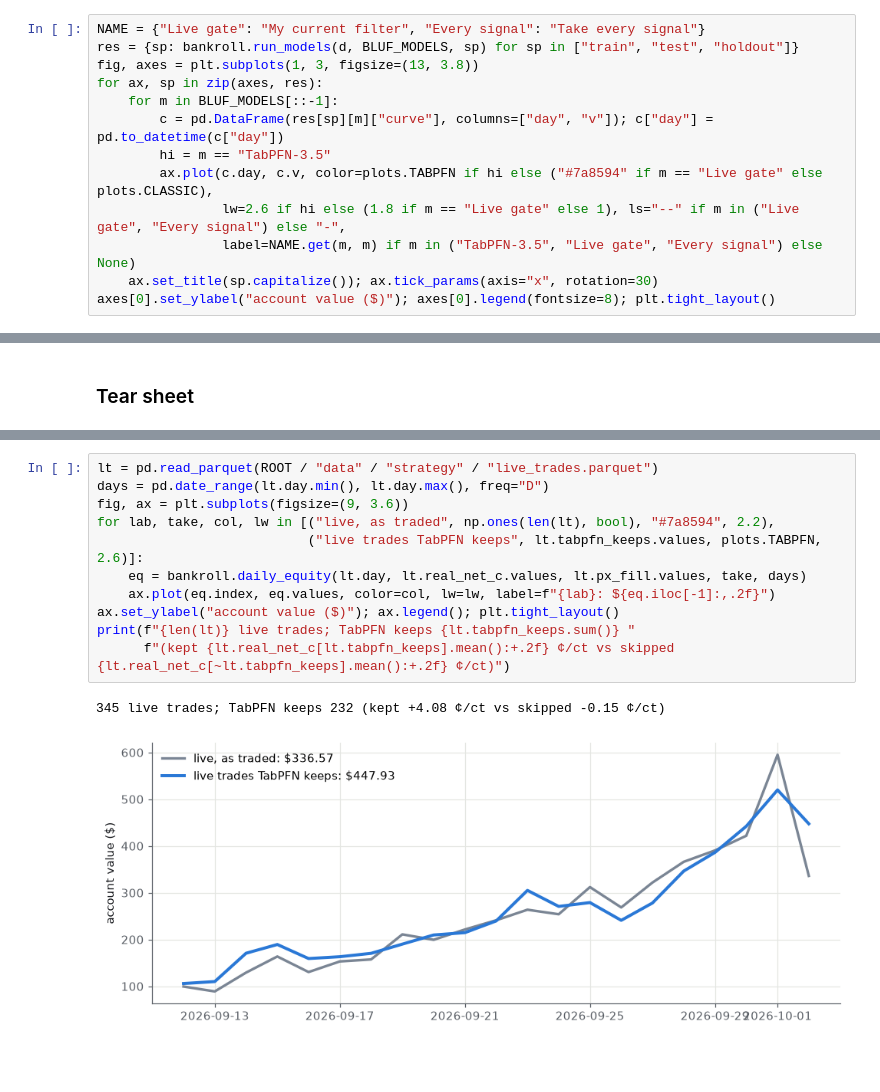
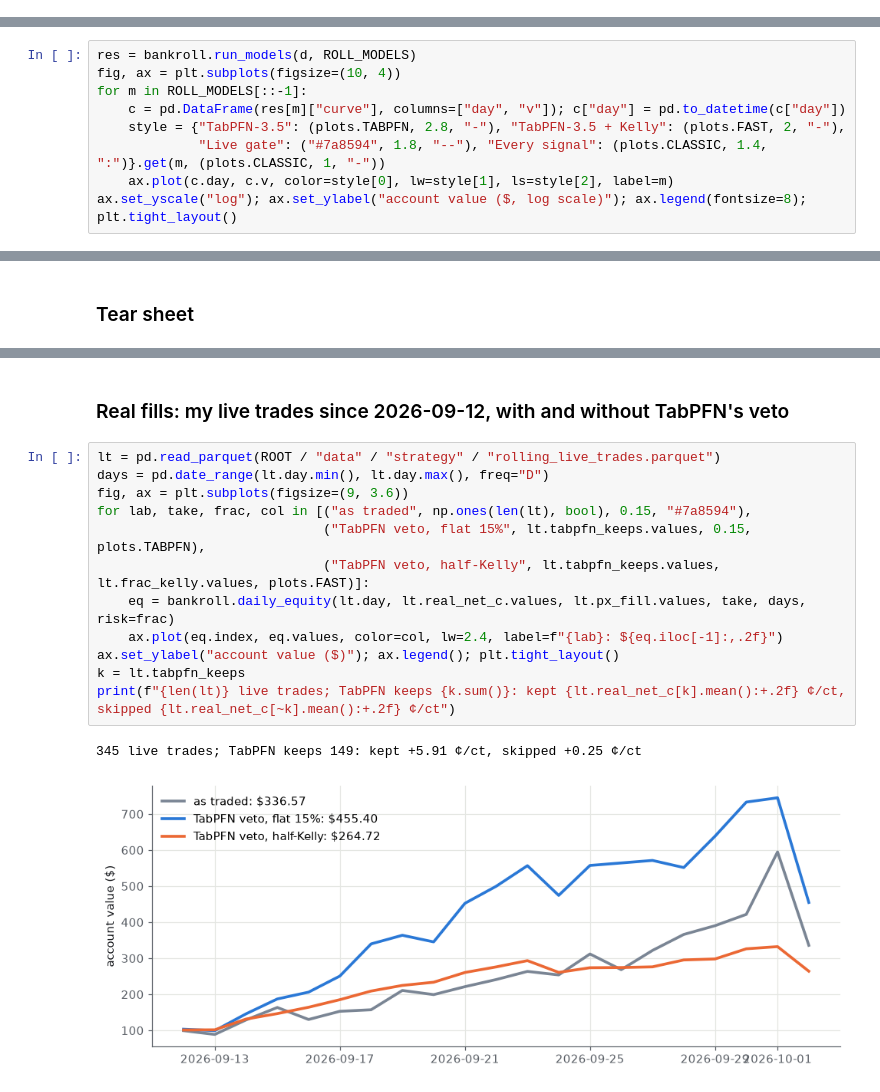
Before and after one commit to Cloblak/tab-trader, a Jupyter notebook: notebooks/00_bottom_line.ipynb, the cells around one changed output, grey strips where cells are left out. Saved outputs shown, nothing was run; the diff lists cells and outputs as text; blank space fills up the shorter version.

```diff
--- a/notebooks/00_bottom_line.ipynb
+++ b/notebooks/00_bottom_line.ipynb
@@ -41,13 +39,0 @@ print(meta["n"]); d.head()
-# %%
-NAME = {"Live gate": "My current filter", "Every signal": "Take every signal"}
-res = {sp: bankroll.run_models(d, BLUF_MODELS, sp) for sp in ["train", "test", "holdout"]}
-fig, axes = plt.subplots(1, 3, figsize=(13, 3.8))
-for ax, sp in zip(axes, res):
-    for m in BLUF_MODELS[::-1]:
-        c = pd.DataFrame(res[sp][m]["curve"], columns=["day", "v"]); c["day"] = pd.to_datetime(c["day"])
-        hi = m == "TabPFN-3.5"
-        ax.plot(c.day, c.v, color=plots.TABPFN if hi else ("#7a8594" if m == "Live gate" else plots.CLASSIC),
-                lw=2.6 if hi else (1.8 if m == "Live gate" else 1), ls="--" if m in ("Live gate", "Every signal") else "-",
-                label=NAME.get(m, m) if m in ("TabPFN-3.5", "Live gate", "Every signal") else None)
-    ax.set_title(sp.capitalize()); ax.tick_params(axis="x", rotation=30)
-axes[0].set_ylabel("account value ($)"); axes[0].legend(fontsize=8); plt.tight_layout()
@@ -55,0 +40,9 @@ axes[0].set_ylabel("account value ($)"); axes[0].legend(fontsize=8); plt.tight_l
+# %%
+res = bankroll.run_models(d, ROLL_MODELS)
+fig, ax = plt.subplots(figsize=(10, 4))
+for m in ROLL_MODELS[::-1]:
+    c = pd.DataFrame(res[m]["curve"], columns=["day", "v"]); c["day"] = pd.to_datetime(c["day"])
+    style = {"TabPFN-3.5": (plots.TABPFN, 2.8, "-"), "TabPFN-3.5 + Kelly": (plots.FAST, 2, "-"),
+             "Live gate": ("#7a8594", 1.8, "--"), "Every signal": (plots.CLASSIC, 1.4, ":")}.get(m, (plots.CLASSIC, 1, "-"))
+    ax.plot(c.day, c.v, color=style[0], lw=style[1], ls=style[2], label=m)
+ax.set_yscale("log"); ax.set_ylabel("account value ($, log scale)"); ax.legend(fontsize=8); plt.tight_layout()
@@ -132,14 +83,17 @@ pd.DataFrame(wk).T.round(1)
+# %% [markdown]
+### Real fills: my live trades since 2026-09-12, with and without TabPFN's veto
 # %%
-lt = pd.read_parquet(ROOT / "data" / "strategy" / "live_trades.parquet")
+lt = pd.read_parquet(ROOT / "data" / "strategy" / "rolling_live_trades.parquet")
 days = pd.date_range(lt.day.min(), lt.day.max(), freq="D")
 fig, ax = plt.subplots(figsize=(9, 3.6))
-for lab, take, col, lw in [("live, as traded", np.ones(len(lt), bool), "#7a8594", 2.2),
-                           ("live trades TabPFN keeps", lt.tabpfn_keeps.values, plots.TABPFN, 2.6)]:
-    eq = bankroll.daily_equity(lt.day, lt.real_net_c.values, lt.px_fill.values, take, days)
-    ax.plot(eq.index, eq.values, color=col, lw=lw, label=f"{lab}: ${eq.iloc[-1]:,.2f}")
+for lab, take, frac, col in [("as traded", np.ones(len(lt), bool), 0.15, "#7a8594"),
+                             ("TabPFN veto, flat 15%", lt.tabpfn_keeps.values, 0.15, plots.TABPFN),
+                             ("TabPFN veto, half-Kelly", lt.tabpfn_keeps.values, lt.frac_kelly.values, plots.FAST)]:
+    eq = bankroll.daily_equity(lt.day, lt.real_net_c.values, lt.px_fill.values, take, days, risk=frac)
+    ax.plot(eq.index, eq.values, color=col, lw=2.4, label=f"{lab}: ${eq.iloc[-1]:,.2f}")
 ax.set_ylabel("account value ($)"); ax.legend(); plt.tight_layout()
-print(f"{len(lt)} live trades; TabPFN keeps {lt.tabpfn_keeps.sum()} "
-      f"(kept {lt.real_net_c[lt.tabpfn_keeps].mean():+.2f} ¢/ct vs skipped {lt.real_net_c[~lt.tabpfn_keeps].mean():+.2f} ¢/ct)")
+k = lt.tabpfn_keeps
+print(f"{len(lt)} live trades; TabPFN keeps {k.sum()}: kept {lt.real_net_c[k].mean():+.2f} ¢/ct, skipped {lt.real_net_c[~k].mean():+.2f} ¢/ct")
 # %% [output]
-345 live trades; TabPFN keeps 232 (kept +4.08 ¢/ct vs skipped -0.15 ¢/ct)
+345 live trades; TabPFN keeps 149: kept +5.91 ¢/ct, skipped +0.25 ¢/ct
-[figure, old version]
+[figure, new version]
```
Also changed, not shown: parts of 12 cells of this notebook, 17 other files.
